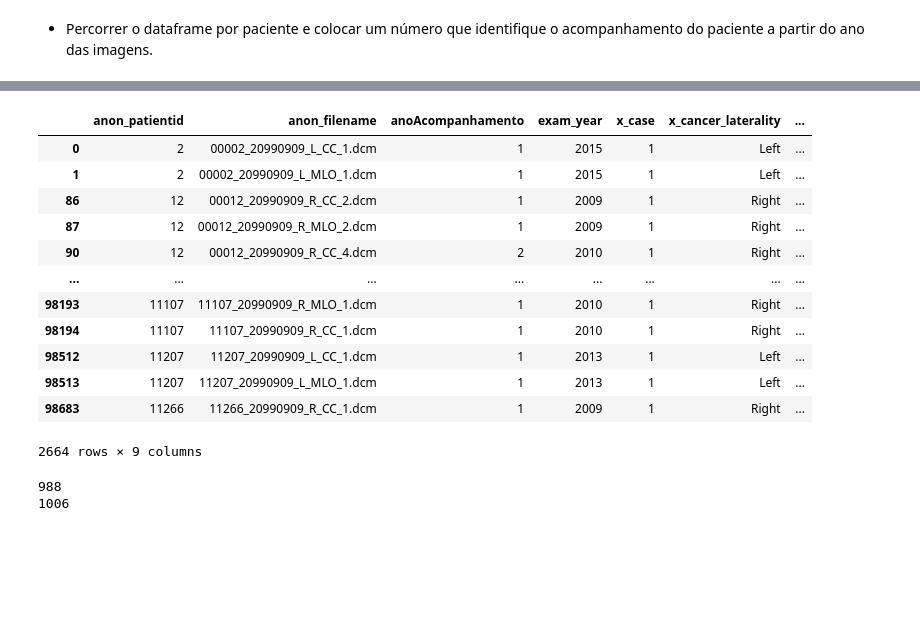
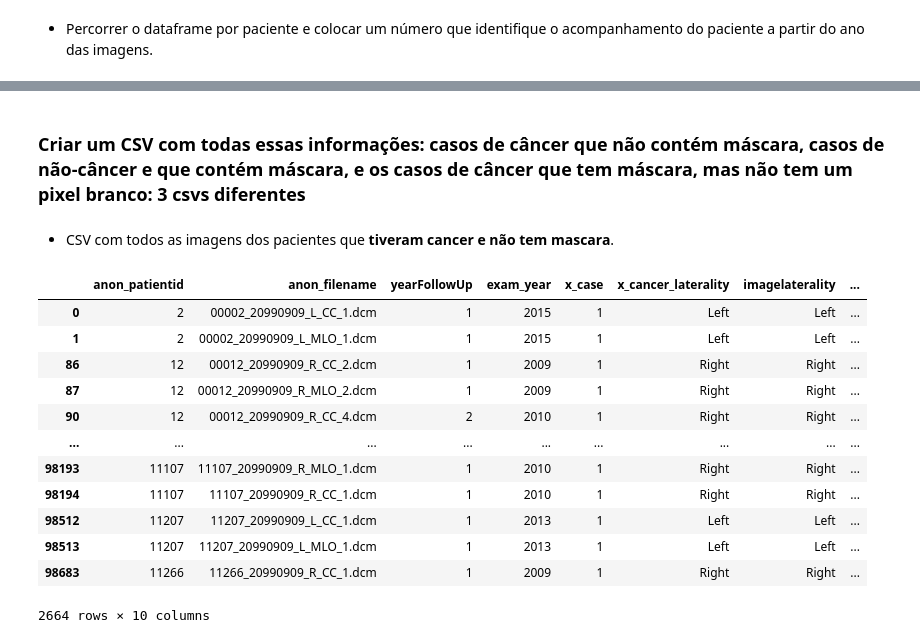
Before and after one commit to lukasmachado20/ProjetoITI, a Jupyter notebook: etapa2_analise_dataset.ipynb, the cells around one changed output, grey strips where cells are left out. Cells and saved outputs as stored; diff of their text form; code cells hidden in the pictures; blank space fills up the shorter version.

Commit message:
update in analysis of dataset

```diff
--- a/etapa2_analise_dataset.ipynb
+++ b/etapa2_analise_dataset.ipynb
@@ -119,6 +187 @@ cancerOnlyDataframe
 3652 rows × 9 columns
-# %%
-# Próximo passo é verificar se na máscara o ano de acompanhamento existe
-listaMascaras = os.listdir("C:\\Users\\lukas\\Documents\\Arquivos do PROJETO ITI\Fredrik Dataset\\mascaras")
-colMascs = verifica_Mascaras(cancerOnlyDataframe,listaMascaras,"C:\\Users\\lukas\\Documents\\Arquivos do PROJETO ITI\Fredrik Dataset\\mascaras")
-cancerOnlyDataframe['mascara'] = colMascs
@@ -143,25 +188,28 @@ cancerOnlyDataframe.to_csv("etapa2_Analise_Mascaras.csv")
-# %%
-# Criar um csv com todos os pacientes que tiveram cancer e não tem mascara. Colocar colunas como o ID e o ano que ele não teve a máscara. Isso SE isso ocorrer, claro.
-cancerNoMask = cancerOnlyDataframe[cancerOnlyDataframe['mascara']=='não existe']
-cancerNoMask
-# %% [output]
-|  | anon_patientid | anon_filename | anoAcompanhamento | exam_year | x_case | x_cancer_laterality | ... |
-| 0 | 2 | 00002_20990909_L_CC_1.dcm | 1 | 2015 | 1 | Left | ... |
-| 1 | 2 | 00002_20990909_L_MLO_1.dcm | 1 | 2015 | 1 | Left | ... |
-| 86 | 12 | 00012_20990909_R_CC_2.dcm | 1 | 2009 | 1 | Right | ... |
-| 87 | 12 | 00012_20990909_R_MLO_2.dcm | 1 | 2009 | 1 | Right | ... |
-| 90 | 12 | 00012_20990909_R_CC_4.dcm | 2 | 2010 | 1 | Right | ... |
-| ... | ... | ... | ... | ... | ... | ... | ... |
-| 98193 | 11107 | 11107_20990909_R_MLO_1.dcm | 1 | 2010 | 1 | Right | ... |
-| 98194 | 11107 | 11107_20990909_R_CC_1.dcm | 1 | 2010 | 1 | Right | ... |
-| 98512 | 11207 | 11207_20990909_L_CC_1.dcm | 1 | 2013 | 1 | Left | ... |
-| 98513 | 11207 | 11207_20990909_L_MLO_1.dcm | 1 | 2013 | 1 | Left | ... |
-| 98683 | 11266 | 11266_20990909_R_CC_1.dcm | 1 | 2009 | 1 | Right | ... |
-2664 rows × 9 columns
-# %%
-cancerMask = cancerOnlyDataframe[cancerOnlyDataframe['mascara']!='não existe']
-print(len(cancerMask)) # tem mascara
-print(len(listaMascaras)) # quantidade de diretorio da mascara
-# %% [output]
-988
-1006
+# %%
+listMask = os.listdir("C:\\Users\\lukas\\Documents\\Arquivos do PROJETO ITI\Fredrik Dataset\\mascaras")
+# %%
+colMascs, colNodulo = verify_Masks(cancerOnlyDataframe,listMask,"C:\\Users\\lukas\\Documents\\Arquivos do PROJETO ITI\Fredrik Dataset\\mascaras")
+# %%
+cancerOnlyDataframe['file_mask'] = colMascs
+cancerOnlyDataframe['nodule'] = colNodulo
+# %% [markdown]
+### Criar um CSV com todas essas informações: **casos de câncer que não contém máscara, casos de não-câncer e que contém máscara, e os casos de câncer que tem máscara, mas não tem um pixel branco**: 3 csvs diferentes
+# %% [markdown]
+- CSV com todos as imagens dos pacientes que **tiveram cancer e não tem mascara**.
+# %%
+cancerNoMask = cancerOnlyDataframe[cancerOnlyDataframe['file_mask'] == 0]
+cancerNoMask
+# %% [output]
+|  | anon_patientid | anon_filename | yearFollowUp | exam_year | x_case | x_cancer_laterality | imagelaterality | ... |
+| 0 | 2 | 00002_20990909_L_CC_1.dcm | 1 | 2015 | 1 | Left | Left | ... |
+| 1 | 2 | 00002_20990909_L_MLO_1.dcm | 1 | 2015 | 1 | Left | Left | ... |
+| 86 | 12 | 00012_20990909_R_CC_2.dcm | 1 | 2009 | 1 | Right | Right | ... |
+| 87 | 12 | 00012_20990909_R_MLO_2.dcm | 1 | 2009 | 1 | Right | Right | ... |
+| 90 | 12 | 00012_20990909_R_CC_4.dcm | 2 | 2010 | 1 | Right | Right | ... |
+| ... | ... | ... | ... | ... | ... | ... | ... | ... |
+| 98193 | 11107 | 11107_20990909_R_MLO_1.dcm | 1 | 2010 | 1 | Right | Right | ... |
+| 98194 | 11107 | 11107_20990909_R_CC_1.dcm | 1 | 2010 | 1 | Right | Right | ... |
+| 98512 | 11207 | 11207_20990909_L_CC_1.dcm | 1 | 2013 | 1 | Left | Left | ... |
+| 98513 | 11207 | 11207_20990909_L_MLO_1.dcm | 1 | 2013 | 1 | Left | Left | ... |
+| 98683 | 11266 | 11266_20990909_R_CC_1.dcm | 1 | 2009 | 1 | Right | Right | ... |
+2664 rows × 10 columns
```
Also changed, not shown: parts of 19 cells of this notebook, 7 other files.
